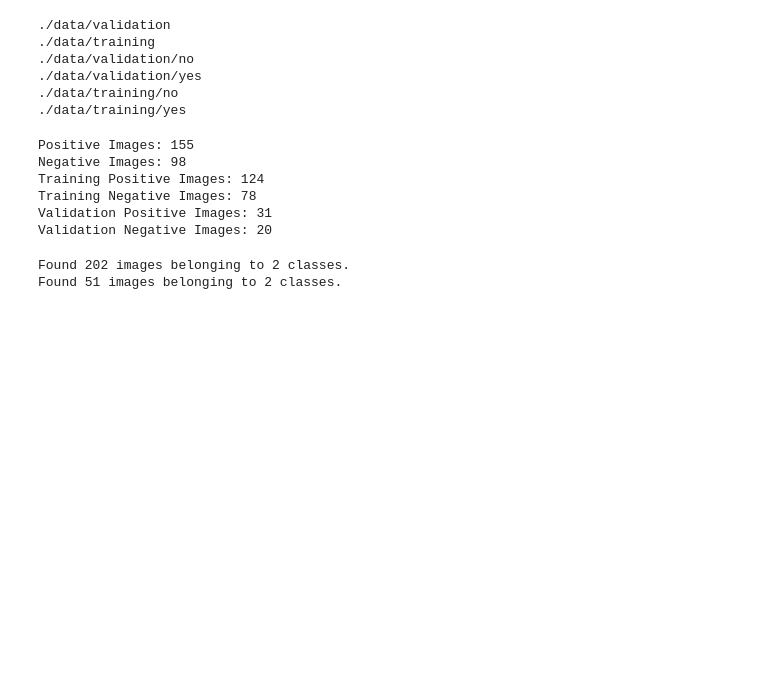
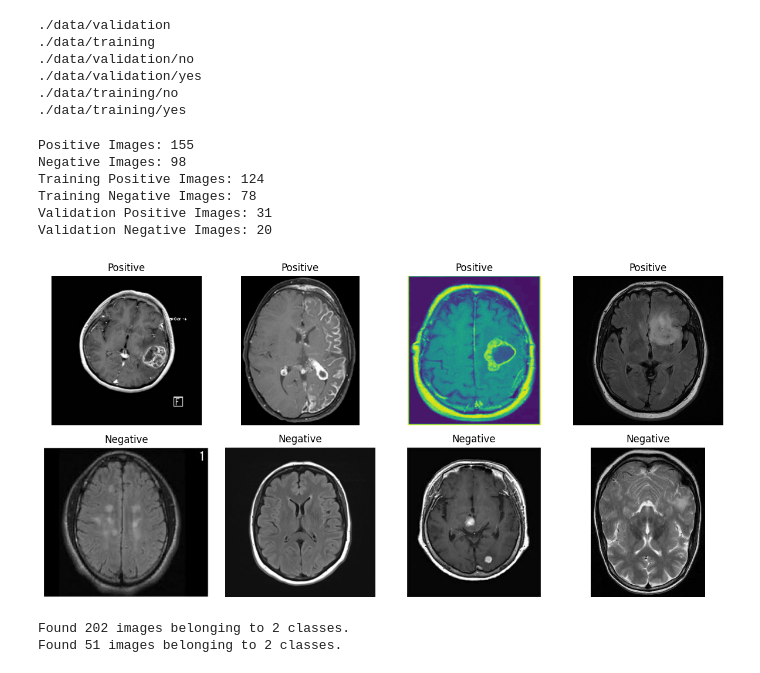
Before and after one commit to arnnv/brain-tumor-detection, a Jupyter notebook: tumor-detection.ipynb, the cells around one changed output. Cells and saved outputs as stored; diff of their text form; code cells hidden in the pictures; blank space fills up the shorter version.

```diff
--- a/tumor-detection.ipynb
+++ b/tumor-detection.ipynb
@@ -109,3 +110,32 @@ VALIDATION_DIR = './data/validation'
+# %%
+def plot_sample_images(POSITIVE_SOURCE_DIR, NEGATIVE_SOURCE_DIR):
+    positive_dir = POSITIVE_SOURCE_DIR
+    negative_dir = NEGATIVE_SOURCE_DIR
+
+    positive_files = os.listdir(positive_dir)[:4]
+    negative_files = os.listdir(negative_dir)[:4]
+
+    fig, axes = plt.subplots(2, 4, figsize=(12, 6))
+
+    for i, file in enumerate(positive_files):
+        img_path = os.path.join(positive_dir, file)
+        img = Image.open(img_path)
+        axes[0, i].imshow(img)
+        axes[0, i].set_title('Positive')
+        axes[0, i].axis('off')
+
+    for i, file in enumerate(negative_files):
+        img_path = os.path.join(negative_dir, file)
+        img = Image.open(img_path)
+        axes[1, i].imshow(img)
+        axes[1, i].set_title('Negative')
+        axes[1, i].axis('off')
+
+    plt.tight_layout()
+
+plot_sample_images(POSITIVE_SOURCE_DIR, NEGATIVE_SOURCE_DIR)
+# %% [output]
+[figure, added]
 # %%
 def train_val_gens(TRAINING_DIR, VALIDATION_DIR):
 
```
Also changed, not shown: parts of 12 cells of this notebook.
